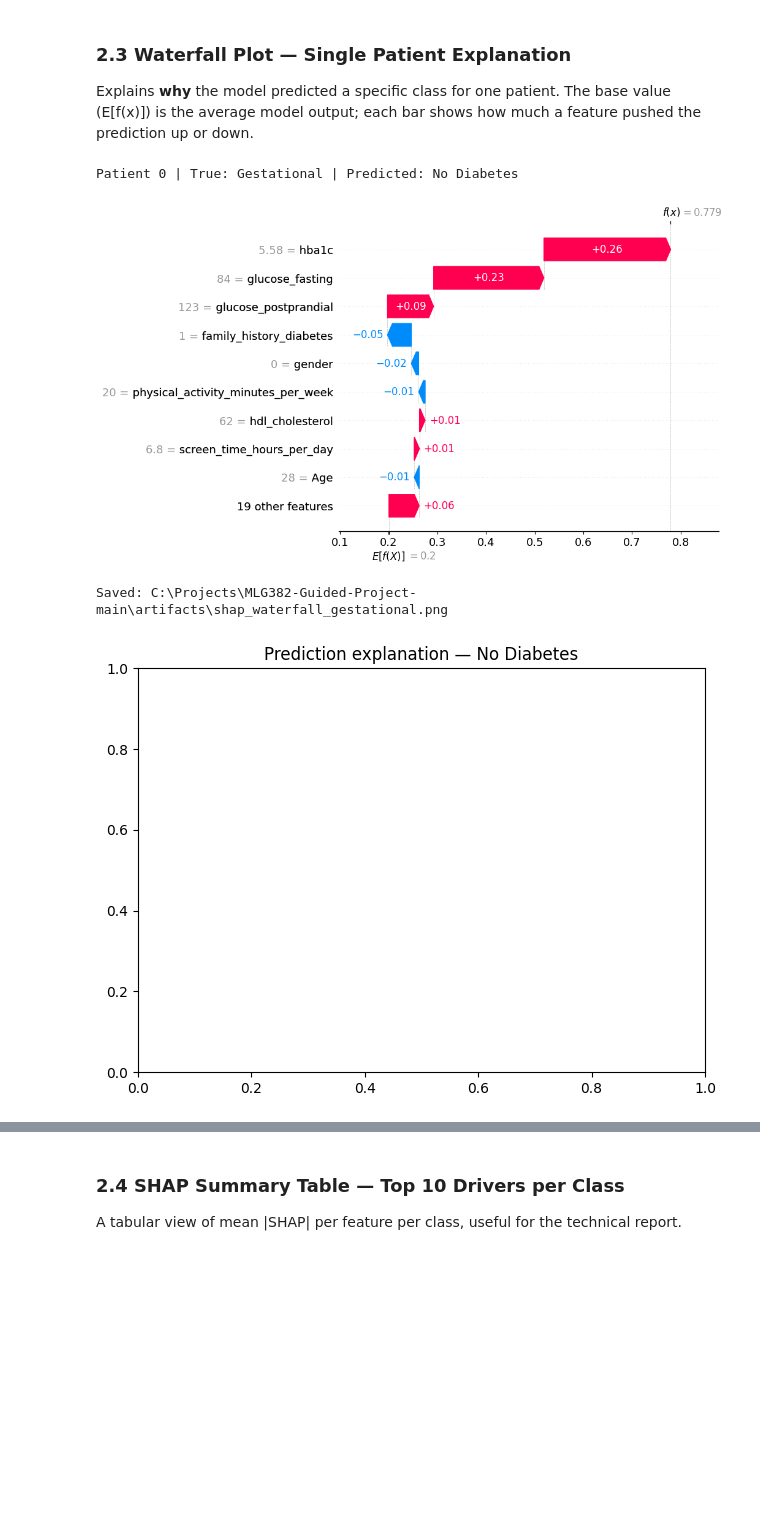
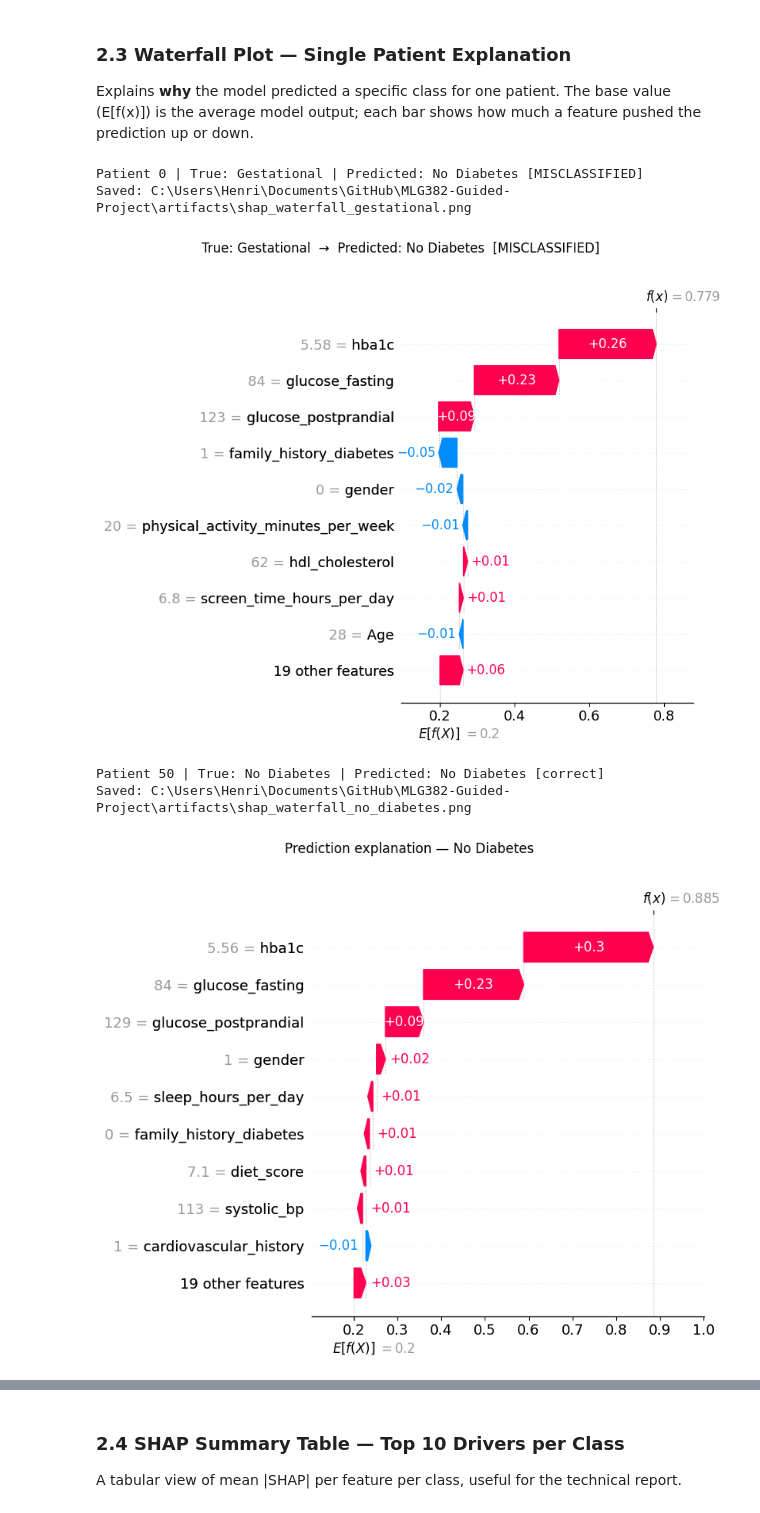
Before and after one commit to Henri-Claassen/Diabetes_Predictions, a Jupyter notebook: notebooks/shap_analysis.ipynb, the cells around one changed output, grey strips where cells are left out. Drawn from its saved outputs; the diff is of its cells as text; code cells hidden in the pictures; blank space fills up the shorter version.

Commit message:
Final fix to shap_analysis

```diff
--- a/notebooks/shap_analysis.ipynb
+++ b/notebooks/shap_analysis.ipynb
@@ -189,31 +189,34 @@ Explains **why** the model predicted a specific class for one patient. The base
 # %%
 # ── Pick one patient from each class for a thorough demonstration ──
 for target_class_idx, class_name in enumerate(CLASS_NAMES):
-    # Find first patient in the sample whose true label matches this class
     class_patients = y_sample[y_sample == target_class_idx].index.tolist()
     if not class_patients:
         print(f'No sample patients found for class {class_name}, skipping.')
         continue
 
     patient_index = class_patients[0]
     predicted_class_idx = int(rf_model.predict(X_sample.iloc[[patient_index]])[0])
     predicted_name = CLASS_NAMES[predicted_class_idx]
     true_name      = CLASS_NAMES[target_class_idx]
 
-    print(f'\nPatient {patient_index} | True: {true_name} | Predicted: {predicted_name}')
+    status = 'correct' if predicted_class_idx == target_class_idx else 'MISCLASSIFIED'
+    print(f'\nPatient {patient_index} | True: {true_name} | Predicted: {predicted_name} [{status}]')
 
     save_name = f"shap_waterfall_{class_name.lower().replace(' ', '_')}.png"
     plot_waterfall(
         explainer=rf_explainer,
         shap_values=shap_values,
         X_sample=X_sample,
         patient_index=patient_index,
         predicted_class_idx=predicted_class_idx,
         class_names=CLASS_NAMES,
+        true_class_name=true_name,
         save_path=ARTIFACTS / save_name
     )
 # %% [output]
-Patient 0 | True: Gestational | Predicted: No Diabetes
+Patient 0 | True: Gestational | Predicted: No Diabetes [MISCLASSIFIED]
+Saved: C:\Users\Henri\Documents\GitHub\MLG382-Guided-Project\artifacts\shap_waterfall_gestational.png
-[figure, old version]
+[figure, new version]
-Saved: C:\Projects\MLG382-Guided-Project-main\artifacts\shap_waterfall_gestational.png
+Patient 50 | True: No Diabetes | Predicted: No Diabetes [correct]
+Saved: C:\Users\Henri\Documents\GitHub\MLG382-Guided-Project\artifacts\shap_waterfall_no_diabetes.png
-[figure, old version]
+[figure, new version]
```
Also changed, not shown: parts of 10 cells of this notebook, 14 other files.
